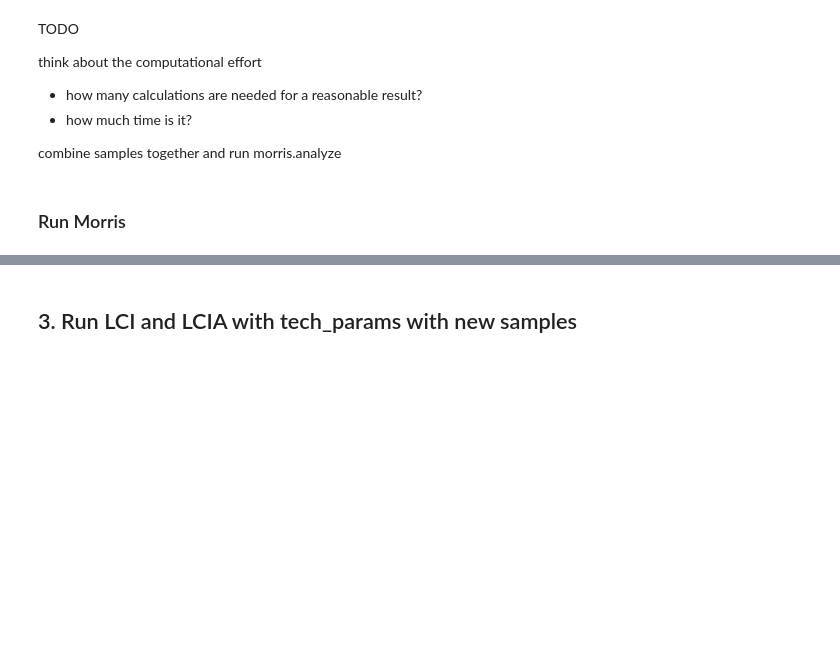
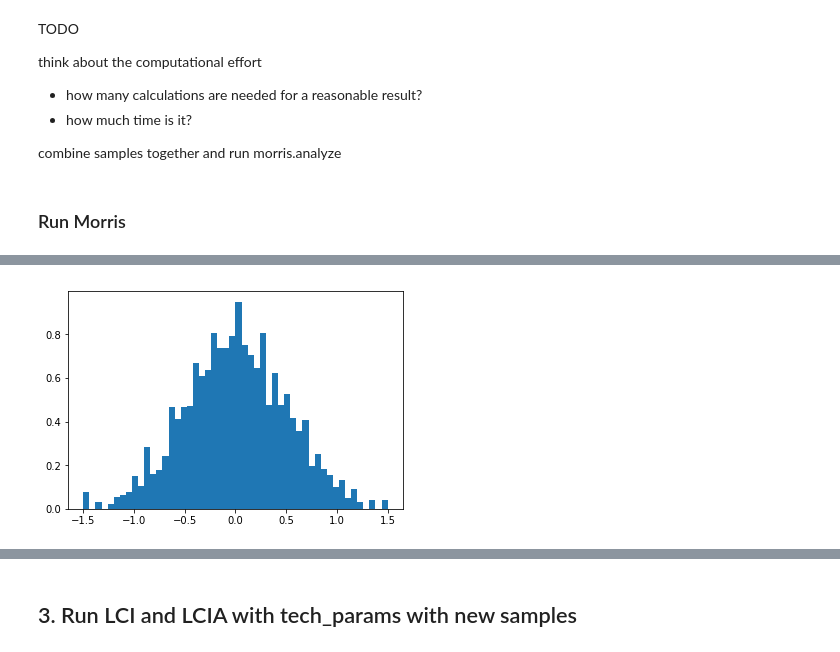
Before and after one commit to aleksandra-kim/sa, a Jupyter notebook: eet.ipynb, the cells around one changed output, grey strips where cells are left out. Cells and saved outputs as stored; diff of their text form; code cells hidden in the pictures; blank space fills up the shorter version.

```diff
--- a/eet.ipynb
+++ b/eet.ipynb
@@ -481,6 +283,0 @@ plt.tick_params(axis='y',which='both',right=False,left=False,labelleft=False)
-# %%
-A = 8.6e-10
-B = 3.53
-C = 4.5
-x = 133000
-y = A*x**B+C
@@ -489,18 +284,20 @@ y/3600/24
 # %%
 #2. Normal
 #convert x to percentages q
 q = [xx*SIX_SIGMA_Q/width+(1-SIX_SIGMA_Q)/2 for xx in x]
 #ql = 0.0015
 #qu = 0.9985
 #q = [max(qq,ql) for qq in q]
 #q = [min(qq,qu) for qq in q]
 #new normal
 mu = 0
 sigma = 0.5
 #Converted samples generated using ppf (=inverse of cdf)
 y = norm.ppf(q,loc=mu,scale=sigma)
 
-fig = plt.hist(y,150,density=1)
+fig = plt.hist(y,50,density=1)
+# %% [output]
+[figure, added]
 # %%
 #3. Triangular
 #convert x to percentages q
```
Also changed, not shown: parts of 29 cells of this notebook, 3 other files.
